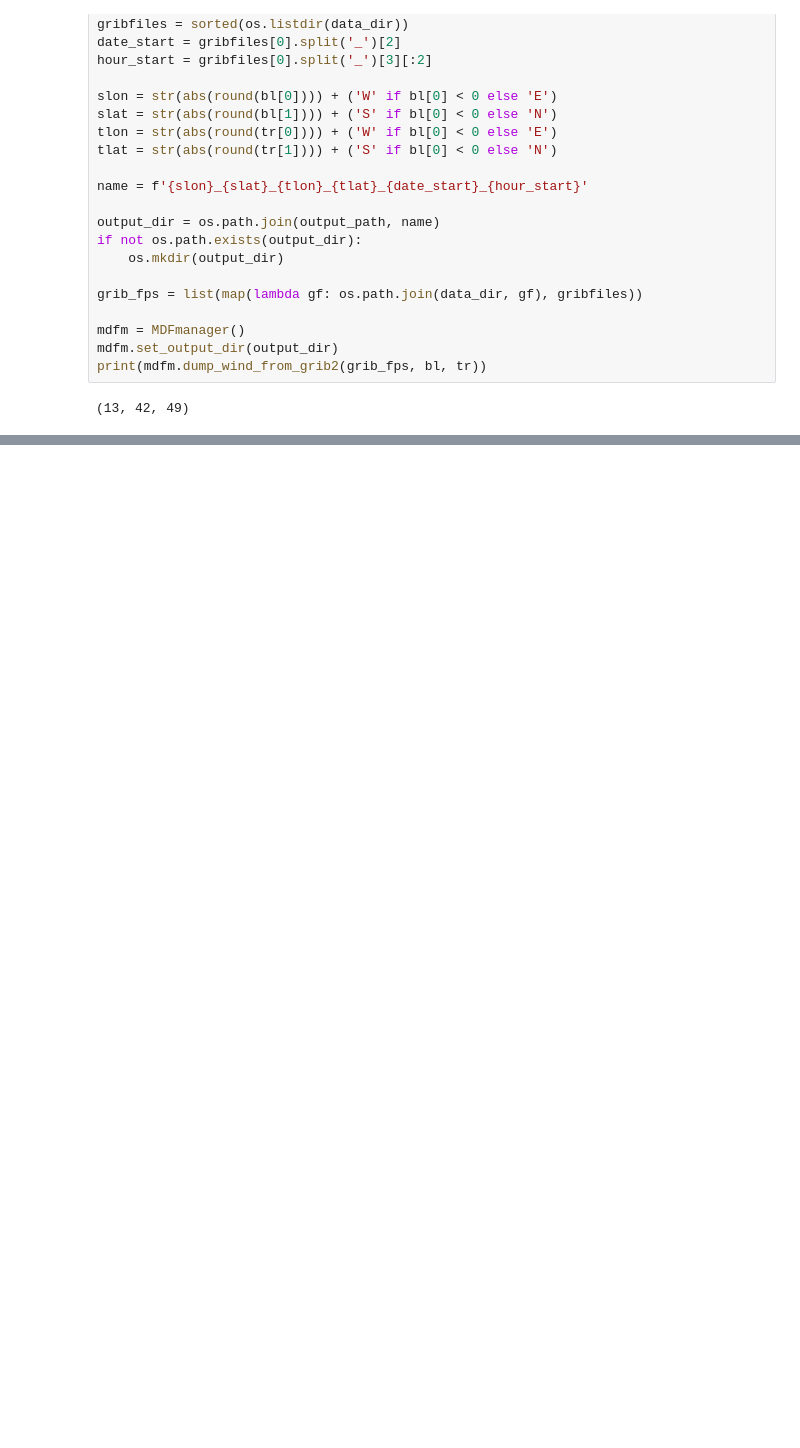
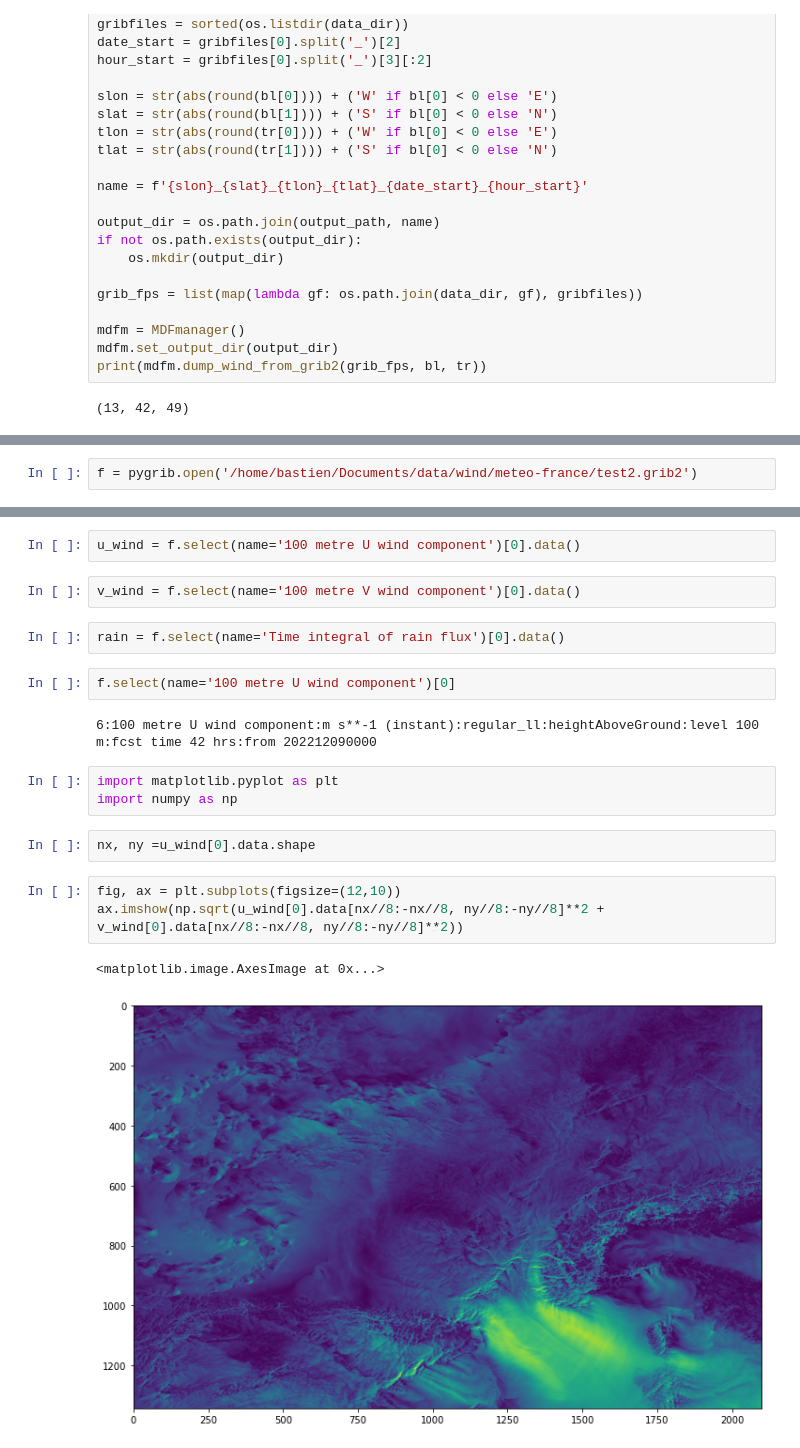
Before and after one commit to dabry-route/dabry, a Jupyter notebook: utils/Process_grib.ipynb, the cells around one changed output, grey strips where cells are left out. Drawn from its saved outputs; the diff is of its cells as text; blank space fills up the shorter version.

```diff
--- a/utils/Process_grib.ipynb
+++ b/utils/Process_grib.ipynb
@@ -49,0 +52,2 @@ print(mdfm.dump_wind_from_grib2(grib_fps, bl, tr))
+# %%
+f = pygrib.open('/home/bastien/Documents/data/wind/meteo-france/test2.grib2')
@@ -49,0 +68,21 @@ print(mdfm.dump_wind_from_grib2(grib_fps, bl, tr))
+# %%
+u_wind = f.select(name='100 metre U wind component')[0].data()
+# %%
+v_wind = f.select(name='100 metre V wind component')[0].data()
+# %%
+rain = f.select(name='Time integral of rain flux')[0].data()
+# %%
+f.select(name='100 metre U wind component')[0]
+# %% [output]
+6:100 metre U wind component:m s**-1 (instant):regular_ll:heightAboveGround:level 100 m:fcst time 42 hrs:from 202212090000
+# %%
+import matplotlib.pyplot as plt
+import numpy as np
+# %%
+nx, ny =u_wind[0].data.shape
+# %%
+fig, ax = plt.subplots(figsize=(12,10))
+ax.imshow(np.sqrt(u_wind[0].data[nx//8:-nx//8, ny//8:-ny//8]**2 + v_wind[0].data[nx//8:-nx//8, ny//8:-ny//8]**2))
+# %% [output]
+<matplotlib.image.AxesImage at 0x...>
+[figure, added]
```
Also changed, not shown: parts of 3 cells of this notebook, 7 other files.
